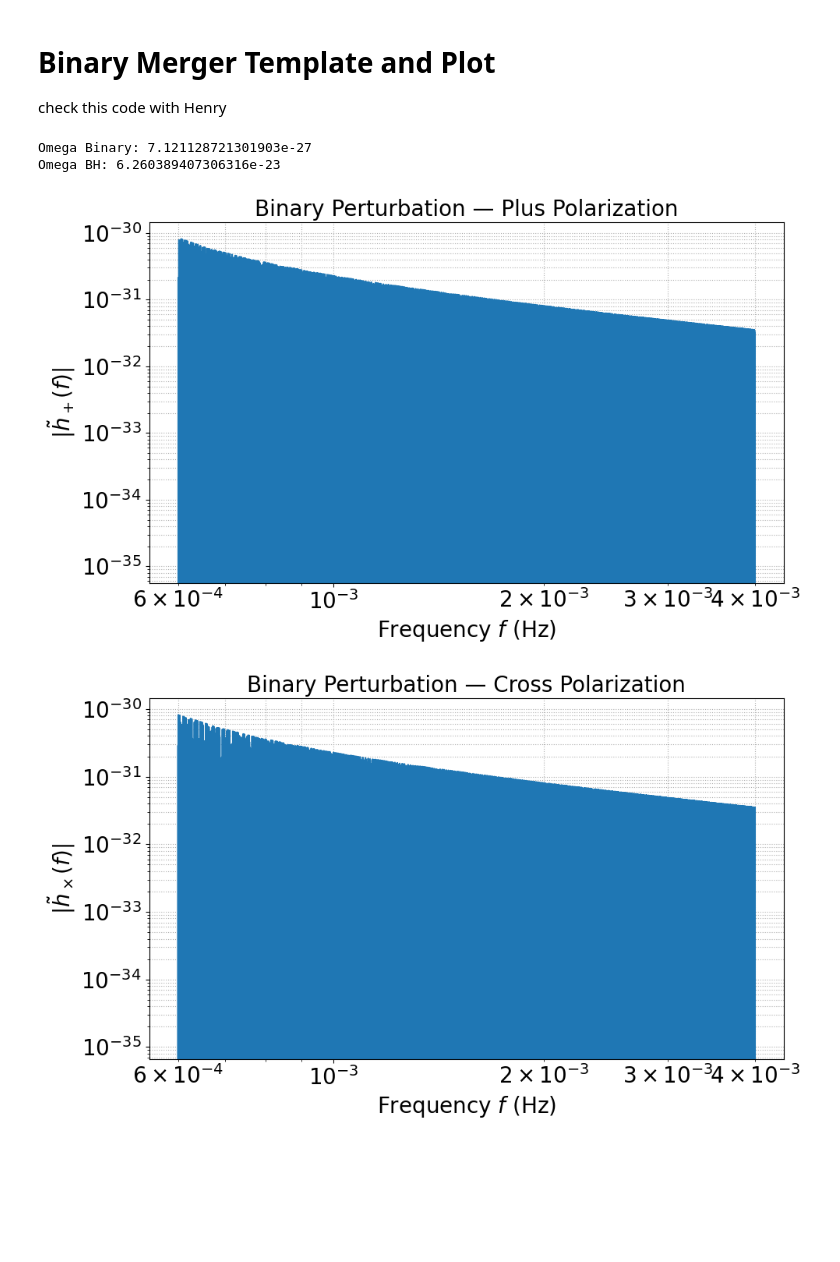
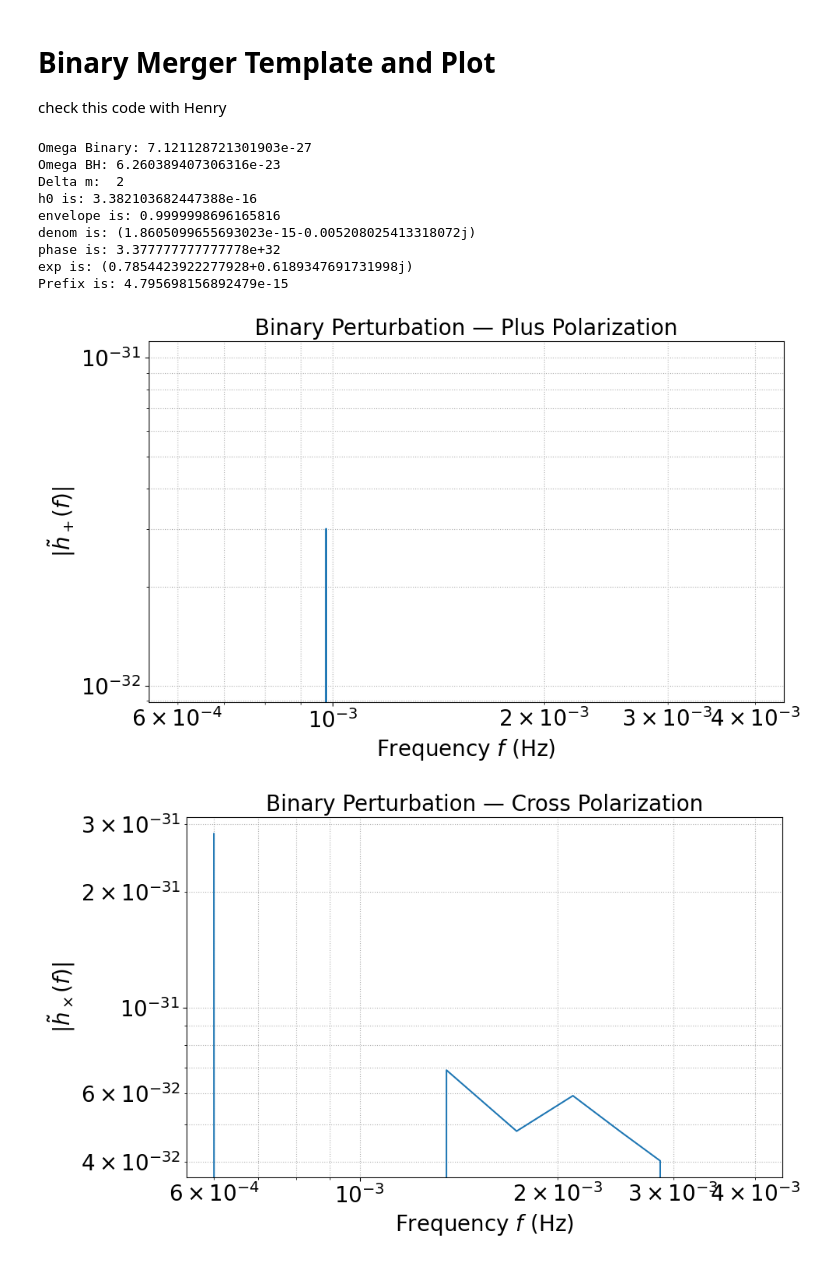
Before and after one commit to cewasiuk/3rd-Generation-Gravitational-Wave-Detector-Strain-Templates, a Jupyter notebook: Julia_Templates.ipynb, the cells around one changed output. Cells and saved outputs as stored; diff of their text form; code cells hidden in the pictures; blank space fills up the shorter version.

```diff
--- a/Julia_Templates.ipynb
+++ b/Julia_Templates.ipynb
@@ -258,6 +268,7 @@ def htilde_plus(
 
     f = np.asarray(f, dtype=float)
     Delta_m = abs(m_f - m_i)
+    print("Delta m: ", Delta_m)
 
     # ã_crit and q_c
     acrit = a_tilde_crit(m_i, alpha)
@@ -286,19 +297,22 @@ def htilde_plus(
 
     # assemble, need factor of G to account for units of denominator gamma and freq ( 1/Hz = GeV, therefore need 1/Gev, -> sqrt(G)=1/Mp)
     # INcluded correction due to Henrys new eq
-    pref = 4** g(z)*Delta_m**2*eta/Gamma_abs*np.sqrt(G)*h0 * (1.0 + np.cos(0.0)**2)* np.sqrt(np.pi) * (Delta_m ** 2)  # placeholder; will be overwritten below
+    #pref = 4** g(z)*Delta_m**2*eta/Gamma_abs*np.sqrt(G)*h0 * (1.0 + np.cos(0.0)**2)* np.sqrt(np.pi) * (Delta_m ** 2)  # placeholder; will be overwritten below
 
     # Fix: include actual inclination:
     def with_inclination(iota):
         pref = h0*(1.0 + np.cos(iota) ** 2) * np.sqrt(np.pi) * (Delta_m ** 2)
+        print(f'Prefix is: {pref}')
 
         return np.sqrt(G)*pref * np.exp(1j * phase) * envelope / denom
 
     # For troubleshooting below
-    # print(f'h0 is: {h0}')
-    # print(f'Prefix is: {pref}')
-    # print(f'envelope is: {max(envelope)}')
-    # print(f'denom is: {min(denom)}')
+    print(f'h0 is: {h0}')
+    print(f'envelope is: {envelope[4]}')
+    print(f'denom is: {denom[4]}')
+    print(f'phase is: {phase[4]}')
+    print(f'exp is: {np.exp(1j * phase)[4]}')
+
 
     return with_inclination
 
@@ -323,39 +337,46 @@ eta    = 5.0e-2      # parameter entering z (or leave None to use z_scaling belo
 # Frequency in Gev   # width |Γ| in Hz (or your freq units)
 
 # Found for this freq range, can also be estimated using Omega0 function
-f = np.linspace(6e-4, 4e-3, 10000)
+f = np.linspace(6e-4, 4e-3, 10)
 
 hplus_of_iota = htilde_plus(f, M, r, alpha, q, m_i, m_f, eta,use_z_scaling=False,relativistic = False  )
 
 iota = np.pi  # rad
 Hplus = hplus_of_iota(iota)
 Hcross = hcross_from_hplus_freq(Hplus, iota)
 
 # --- Plot h+ ---
 plt.figure(figsize=(10,6))
 plt.semilogy(f, Hplus)
 plt.xlabel("Frequency $f$ (Hz)", fontsize=label_fs)
 plt.ylabel(r"$|\tilde h_+(f)|$", fontsize=label_fs)
 plt.title("Binary Perturbation — Plus Polarization", fontsize=title_fs)
 plt.xscale('log')
 plt.tick_params(axis='both', which='both', labelsize=tick_fs)
 plt.grid(True, which='both', ls=":")
 plt.tight_layout()
 plt.show()
 
 # --- Plot h× ---
 plt.figure(figsize=(10,6))
 plt.semilogy(f, Hcross)
 plt.xlabel("Frequency $f$ (Hz)", fontsize=label_fs)
 plt.ylabel(r"$|\tilde h_\times(f)|$", fontsize=label_fs)
 plt.title("Binary Perturbation — Cross Polarization", fontsize=title_fs)
 plt.xscale('log')
 plt.tick_params(axis='both', which='both', labelsize=tick_fs)
 plt.grid(True, which='both', ls=":")
 plt.tight_layout()
 plt.show()
 # %% [output]
 Omega Binary: 7.121128721301903e-27
 Omega BH: 6.260389407306316e-23
+Delta m:  2
+h0 is: 3.382103682447388e-16
+envelope is: 0.9999998696165816
+denom is: (1.8605099655693023e-15-0.005208025413318072j)
+phase is: 3.377777777777778e+32
+exp is: (0.7854423922277928+0.6189347691731998j)
+Prefix is: 4.795698156892479e-15
-[figure, old version]
+[figure, new version]
-[figure, old version]
+[figure, new version]
```
Also changed, not shown: parts of 5 cells of this notebook, 7 other files.
